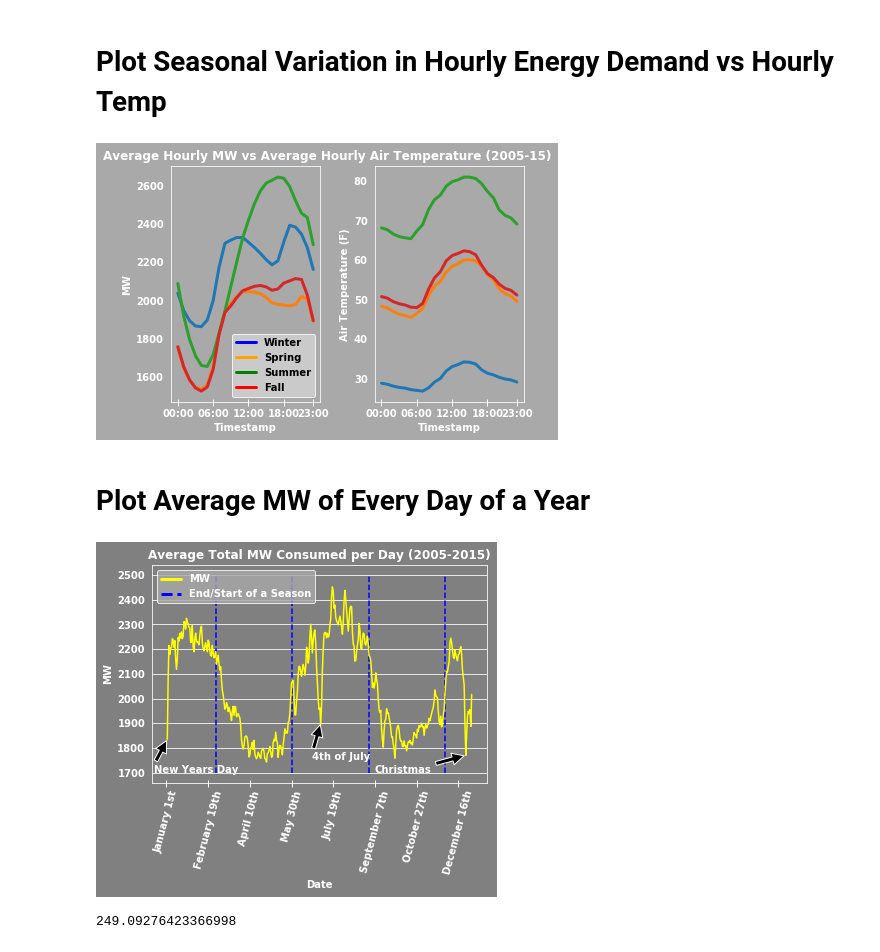
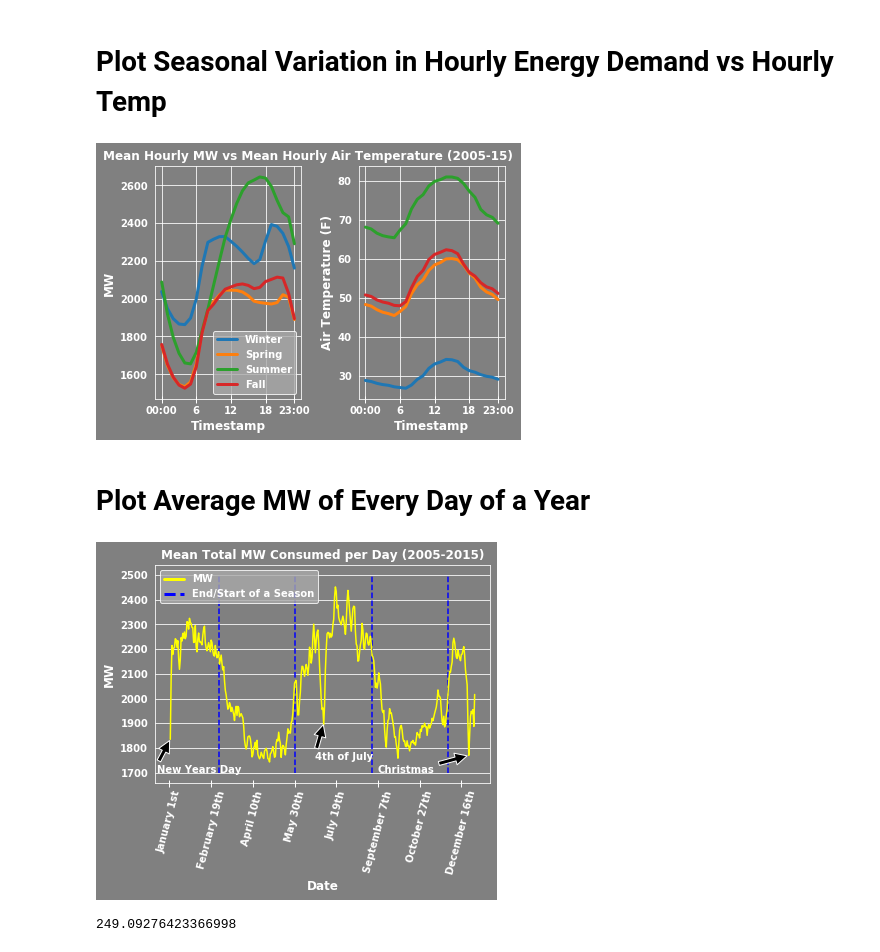
Before and after one commit to cjakuc/DS-Unit1-Build-Week, a Jupyter notebook: Notebooks/Unit1BuildWeek_Final.ipynb, the cells around one changed output. Drawn from its saved outputs; the diff is of its cells as text; code cells hidden in the pictures.

```diff
--- a/Notebooks/Unit1BuildWeek_Final.ipynb
+++ b/Notebooks/Unit1BuildWeek_Final.ipynb
@@ -144,9 +144,9 @@ plt.xticks(ticks=['00:00:00','06:00:00','12:00:00','18:00:00','23:00:00']);
 # %% [markdown]
 # Plot Seasonal Variation in Hourly Energy Demand vs Hourly Temp
 # %%
-fig = plt.figure(facecolor='darkgray')
+fig = plt.figure(facecolor='gray')
 ax = plt.subplot(1,1,1)
-ax1 = plt.subplot(1,2,1,facecolor='darkgray')
+ax1 = plt.subplot(1,2,1,facecolor='gray')
 
 colors = ['blue']
 palette = sns.color_palette(colors)
@@ -175,14 +175,16 @@ sns.lineplot(x=season4_energy.index.get_level_values('timestamp'),
 plt.legend(labels=['Winter','Spring','Summer','Fall'])
 plt.xlabel('Timestamp',
            color='white',
-           weight='bold')
+           weight='bold',
+           fontsize='large')
 plt.ylabel('MW',
            color='white',
-           weight='bold')
-plt.grid(False)
+           weight='bold',
+           fontsize='large')
+plt.grid(True)
 # plt.title('Average MW Consumed per Hour (2005-15)')
 plt.xticks(ticks=['00:00:00','06:00:00','12:00:00','18:00:00','23:00:00'],
-           labels=['00:00','06:00','12:00','18:00','23:00'],
+           labels=['00:00','6','12','18','23:00'],
            weight='bold',
            color='white')
 plt.yticks(color='white',
@@ -198,7 +200,7 @@ plt.tick_params(axis='y',
                 labelcolor='white')
 plt.tick_params(bottom='on')
 
-ax2 = plt.subplot(1,2,2,facecolor='darkgray')
+ax2 = plt.subplot(1,2,2,facecolor='gray')
 colors = ['blue']
 palette = sns.color_palette(colors)
 sns.lineplot(x=season1_temp.index.get_level_values('timestamp'),
@@ -211,7 +213,7 @@ sns.lineplot(x=season2_temp.index.get_level_values('timestamp'),
              y=season2_temp['AirTemp'],
              palette=palette,
              lw=3)
-colors = ['green']
+colors = ['darkgreen']
 palette = sns.color_palette(colors)
 sns.lineplot(x=season3_temp.index.get_level_values('timestamp'),
              y=season3_temp['AirTemp'],
@@ -226,17 +228,20 @@ sns.lineplot(x=season4_temp.index.get_level_values('timestamp'),
 # plt.legend(labels=['Winter','Spring','Summer','Fall'])
 plt.xlabel('Timestamp',
            color='white',
-           weight='bold')
+           weight='bold',
+           fontsize='large')
 plt.ylabel('Air Temperature (F)',
            color='white',
-           weight='bold')
+           weight='bold',
+           fontsize='large')
 plt.xticks(ticks=['00:00:00','06:00:00','12:00:00','18:00:00','23:00:00'],
+           labels=['00:00','6','12','18','23:00'],
            weight='bold',
            color='white')
 plt.yticks(color='white',
            weight='bold')
 
-plt.suptitle('Average Hourly MW vs Average Hourly Air Temperature (2005-15)',
+plt.suptitle('Mean Hourly MW vs Mean Hourly Air Temperature (2005-15)',
              y=1.02,
              color='white',
              weight='bold',
@@ -250,41 +255,43 @@ plt.tick_params(axis='x',
                 length=7,
                 width=1,
                 labelcolor='white')
 plt.tick_params(axis='y',
                 labelcolor='white')
 plt.tick_params(bottom='on')
 
-plt.grid(False)
+plt.grid(True)
 
-blue_line = mlines.Line2D([],[],color='blue',
+import matplotlib.lines as mlines
+blue_line = mlines.Line2D([],[],color='#2077B4',
                            linewidth=3)
-orange_line = mlines.Line2D([],[],color='orange',
+orange_line = mlines.Line2D([],[],color='#FC7F0F',
                             linewidth=3)
-green_line = mlines.Line2D([],[],color='green',
+green_line = mlines.Line2D([],[],color='#2CA02D',
                            linewidth=3)
-red_line = mlines.Line2D([],[],color='red',
+red_line = mlines.Line2D([],[],color='#D72829',
                             linewidth=3)
 
 # Create the legend
 l = ax1.legend(handles=[blue_line,
                    orange_line,
                    green_line,
                    red_line],
           labels=['Winter',
                   'Spring',
                   'Summer',
                   'Fall'],
-          facecolor='lightgray',
+          facecolor='darkgray',
           edgecolor='white')
 
 # Change legend font color
 for text in l.get_texts():
-    text.set_color("black")
+    text.set_color("white")
     text.set_weight('bold')
+    text.set_fontsize('medium')
 
 plt.tight_layout()
 # %% [output]
-[figure, old version]
+[figure, new version]
 # %% [markdown]
 # Plot Average MW of Every Day of a Year
 # %%
@@ -371,22 +378,25 @@ plt.tick_params(axis='x', colors='white',
                 width=1)
 plt.tick_params(bottom='on')
 
-plt.title('Average Total MW Consumed per Day (2005-2015)',
+plt.title('Mean Total MW Consumed per Day (2005-2015)',
           color='white',
           weight='bold')
 plt.xticks(rotation=75,
            labels=season_x_labels,
            ticks=season_x_ticks,
            color='white',
-           weight='bold')
+           weight='bold',
+           fontsize='medium')
 plt.yticks(color='white',
            weight='bold')
 plt.xlabel('Date',
            color='white',
-           weight='bold')
+           weight='bold',
+           fontsize='large')
 plt.ylabel('MW',
            color='white',
-           weight='bold')
+           weight='bold',
+           fontsize='large')
 # Color of facecolor and grid
 ax.set_facecolor('gray')
 fig.set_facecolor('gray')
@@ -416,7 +426,7 @@ ax.grid(False,axis='x')
 
 plt.show();
 # %% [output]
-[figure, old version]
+[figure, new version]
 # %%
 df_energy[df_energy['date']==1].MW.std()
 # %% [output]
```
Also changed, not shown: parts of 5 cells of this notebook.
